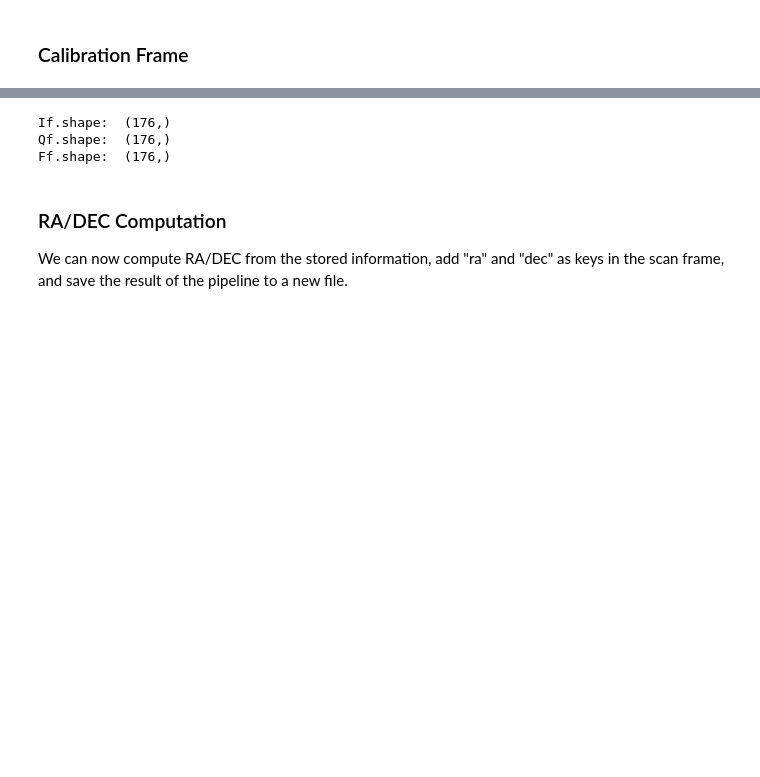
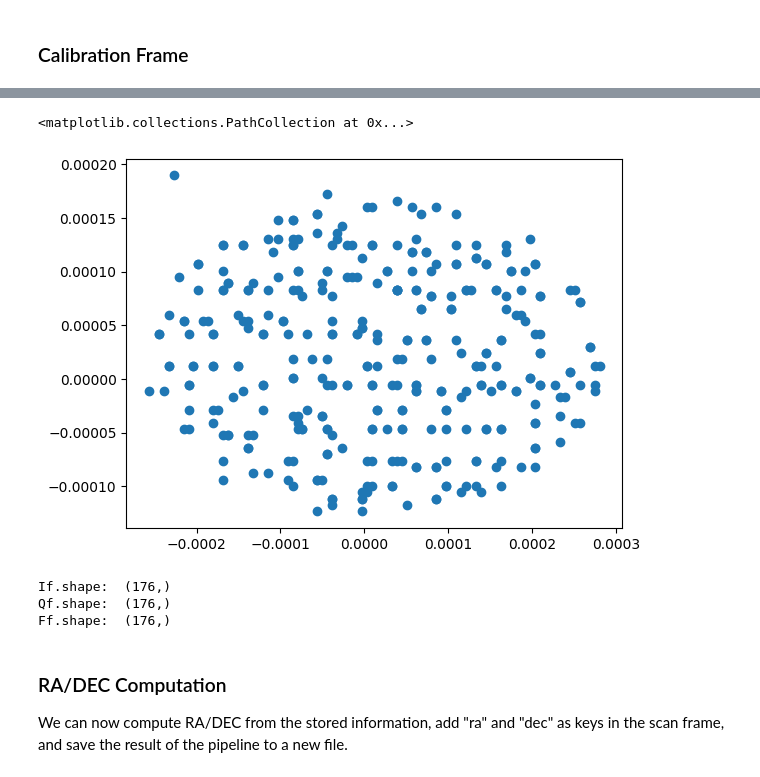
Before and after one commit to jonahjlee/blasttng-to-g3, a Jupyter notebook: notebooks/g3_processing.ipynb, the cells around one changed output, grey strips where cells are left out. Cells and saved outputs as stored; diff of their text form; code cells hidden in the pictures; blank space fills up the shorter version.

```diff
--- a/notebooks/g3_processing.ipynb
+++ b/notebooks/g3_processing.ipynb
@@ -111,3 +114,10 @@ Calibration Frame:  Frame (Calibration) [
+# %%
+x_vals = np.asarray(cal_frame["x_shifts"].values()) / core.G3Units.deg
+y_vals = np.asarray(cal_frame["y_shifts"].values()) / core.G3Units.deg
+plt.scatter(x_vals, y_vals)
+# %% [output]
+<matplotlib.collections.PathCollection at 0x...>
+[figure, added]
 # %%
 # Here is how to load targ_sweeps info for DF calculation
 
```
Also changed, not shown: parts of 11 cells of this notebook.
